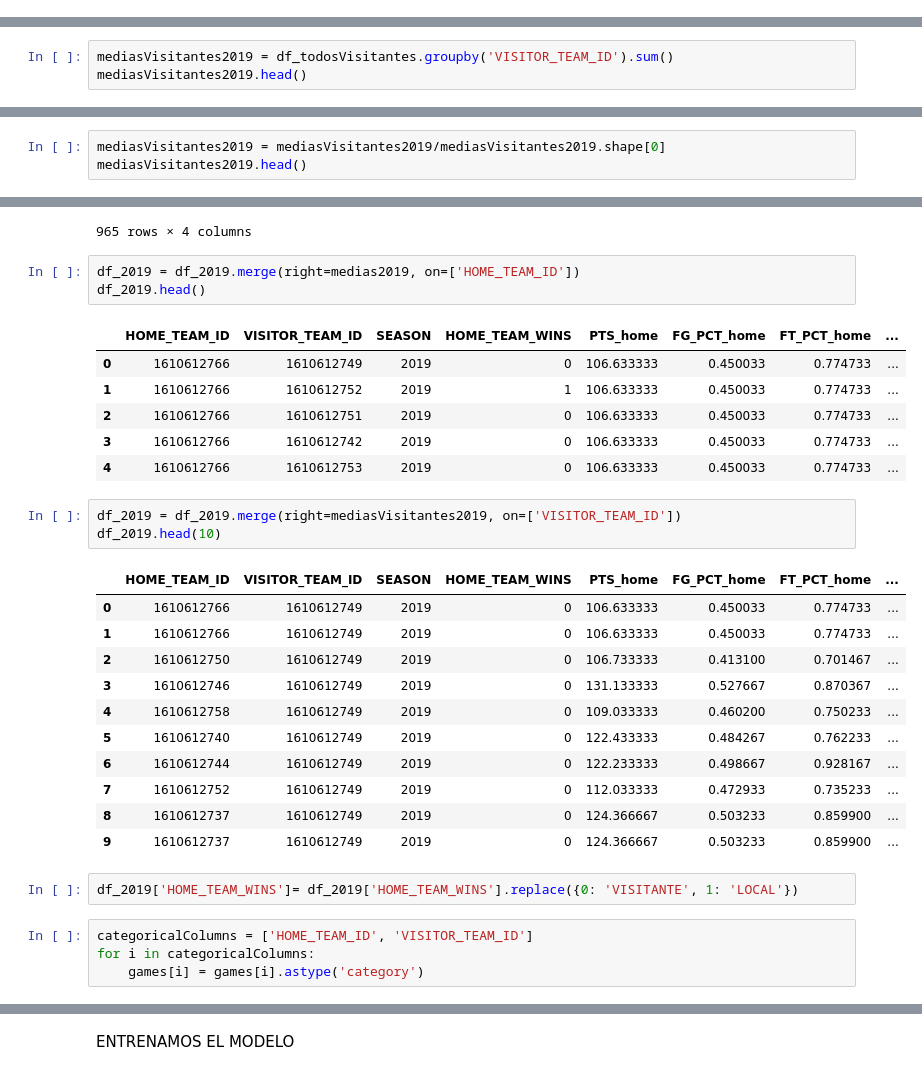
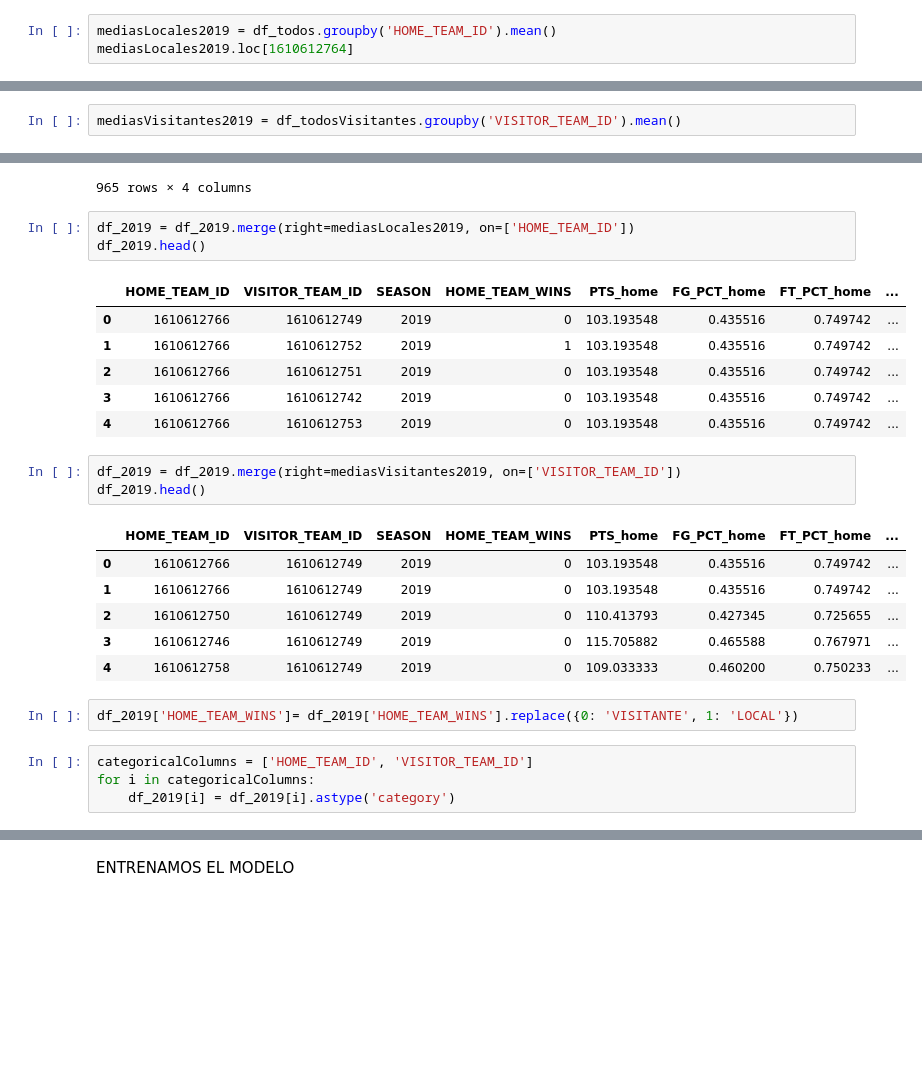
Before and after one commit to Bersuan/Proyecto-Final, a Jupyter notebook: Datos2019.ipynb, the cells around one changed output, grey strips where cells are left out. Saved outputs shown, nothing was run; the diff lists cells and outputs as text; blank space fills up the shorter version.

```diff
--- a/Datos2019.ipynb
+++ b/Datos2019.ipynb
@@ -46,0 +14,3 @@ medias2019
+# %%
+mediasLocales2019 = df_todos.groupby('HOME_TEAM_ID').mean()
+mediasLocales2019.loc[1610612764]
@@ -51,5 +29,4 @@ todosVisitantes = games[games['SEASON']>=2019]
 # %%
 df_todosVisitantes = todosVisitantes[['VISITOR_TEAM_ID','PTS_away', 'FG_PCT_away', 'FT_PCT_away', 'FG3_PCT_away','AST_away', 'REB_away']]
 # %%
-mediasVisitantes2019 = df_todosVisitantes.groupby('VISITOR_TEAM_ID').sum()
-mediasVisitantes2019.head()
+mediasVisitantes2019 = df_todosVisitantes.groupby('VISITOR_TEAM_ID').mean()
@@ -64,3 +32,0 @@ mediasVisitantes2019.head()
-# %%
-mediasVisitantes2019 = mediasVisitantes2019/mediasVisitantes2019.shape[0]
-mediasVisitantes2019.head()
@@ -94,36 +52,31 @@ df_2019
 | 16195 | 1610612758 | 1610612754 | 2019 | 0 |
 965 rows × 4 columns
 # %%
-df_2019 = df_2019.merge(right=medias2019, on=['HOME_TEAM_ID'])
+df_2019 = df_2019.merge(right=mediasLocales2019, on=['HOME_TEAM_ID'])
 df_2019.head()
 # %% [output]
 |  | HOME_TEAM_ID | VISITOR_TEAM_ID | SEASON | HOME_TEAM_WINS | PTS_home | FG_PCT_home | FT_PCT_home | ... |
-| 0 | 1610612766 | 1610612749 | 2019 | 0 | 106.633333 | 0.450033 | 0.774733 | ... |
-| 1 | 1610612766 | 1610612752 | 2019 | 1 | 106.633333 | 0.450033 | 0.774733 | ... |
-| 2 | 1610612766 | 1610612751 | 2019 | 0 | 106.633333 | 0.450033 | 0.774733 | ... |
-| 3 | 1610612766 | 1610612742 | 2019 | 0 | 106.633333 | 0.450033 | 0.774733 | ... |
-| 4 | 1610612766 | 1610612753 | 2019 | 0 | 106.633333 | 0.450033 | 0.774733 | ... |
+| 0 | 1610612766 | 1610612749 | 2019 | 0 | 103.193548 | 0.435516 | 0.749742 | ... |
+| 1 | 1610612766 | 1610612752 | 2019 | 1 | 103.193548 | 0.435516 | 0.749742 | ... |
+| 2 | 1610612766 | 1610612751 | 2019 | 0 | 103.193548 | 0.435516 | 0.749742 | ... |
+| 3 | 1610612766 | 1610612742 | 2019 | 0 | 103.193548 | 0.435516 | 0.749742 | ... |
+| 4 | 1610612766 | 1610612753 | 2019 | 0 | 103.193548 | 0.435516 | 0.749742 | ... |
 # %%
 df_2019 = df_2019.merge(right=mediasVisitantes2019, on=['VISITOR_TEAM_ID'])
-df_2019.head(10)
+df_2019.head()
 # %% [output]
 |  | HOME_TEAM_ID | VISITOR_TEAM_ID | SEASON | HOME_TEAM_WINS | PTS_home | FG_PCT_home | FT_PCT_home | ... |
-| 0 | 1610612766 | 1610612749 | 2019 | 0 | 106.633333 | 0.450033 | 0.774733 | ... |
-| 1 | 1610612766 | 1610612749 | 2019 | 0 | 106.633333 | 0.450033 | 0.774733 | ... |
-| 2 | 1610612750 | 1610612749 | 2019 | 0 | 106.733333 | 0.413100 | 0.701467 | ... |
-| 3 | 1610612746 | 1610612749 | 2019 | 0 | 131.133333 | 0.527667 | 0.870367 | ... |
+| 0 | 1610612766 | 1610612749 | 2019 | 0 | 103.193548 | 0.435516 | 0.749742 | ... |
+| 1 | 1610612766 | 1610612749 | 2019 | 0 | 103.193548 | 0.435516 | 0.749742 | ... |
+| 2 | 1610612750 | 1610612749 | 2019 | 0 | 110.413793 | 0.427345 | 0.725655 | ... |
+| 3 | 1610612746 | 1610612749 | 2019 | 0 | 115.705882 | 0.465588 | 0.767971 | ... |
 | 4 | 1610612758 | 1610612749 | 2019 | 0 | 109.033333 | 0.460200 | 0.750233 | ... |
-| 5 | 1610612740 | 1610612749 | 2019 | 0 | 122.433333 | 0.484267 | 0.762233 | ... |
-| 6 | 1610612744 | 1610612749 | 2019 | 0 | 122.233333 | 0.498667 | 0.928167 | ... |
-| 7 | 1610612752 | 1610612749 | 2019 | 0 | 112.033333 | 0.472933 | 0.735233 | ... |
-| 8 | 1610612737 | 1610612749 | 2019 | 0 | 124.366667 | 0.503233 | 0.859900 | ... |
-| 9 | 1610612737 | 1610612749 | 2019 | 0 | 124.366667 | 0.503233 | 0.859900 | ... |
 # %%
 df_2019['HOME_TEAM_WINS']= df_2019['HOME_TEAM_WINS'].replace({0: 'VISITANTE', 1: 'LOCAL'})
 # %%
 categoricalColumns = ['HOME_TEAM_ID', 'VISITOR_TEAM_ID']
 for i in categoricalColumns:
-    games[i] = games[i].astype('category')
+    df_2019[i] = df_2019[i].astype('category')
 # %%
 df_2019.head()
 # %% [output]
```
Also changed, not shown: parts of 26 cells of this notebook, 4 other files.
